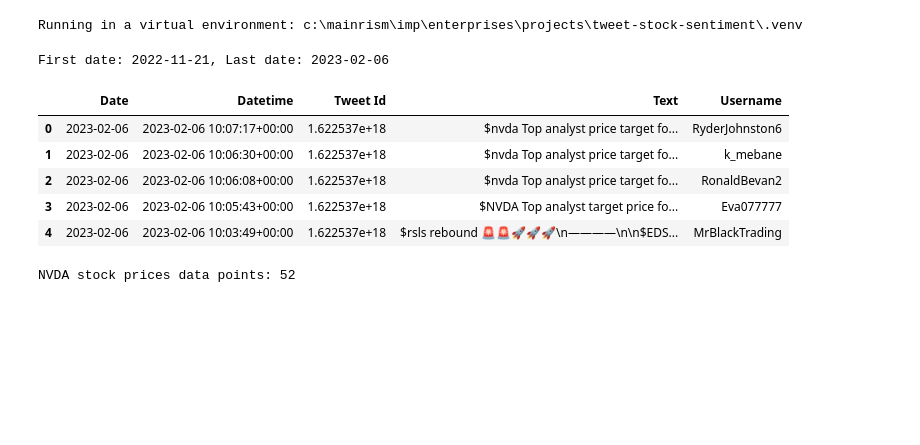
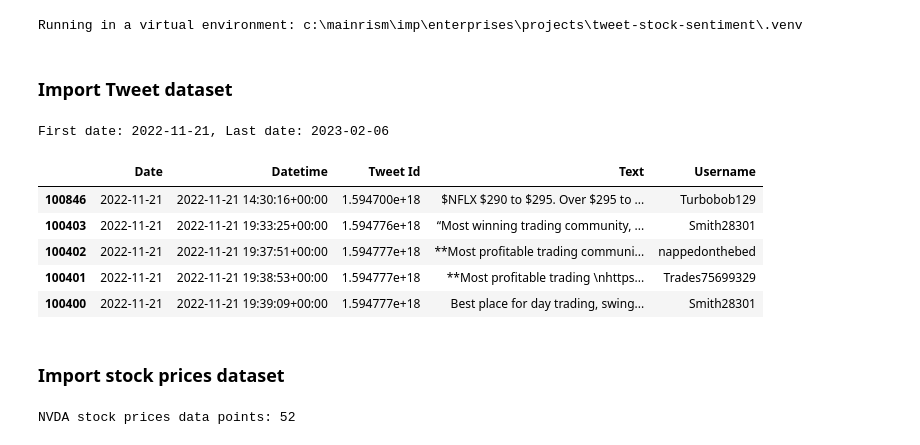
Before and after one commit to adelriosantiago/tweet-stock-sentiment, a Jupyter notebook: get-prediction.ipynb, the cells around one changed output. Saved outputs shown, nothing was run; the diff lists cells and outputs as text; code cells hidden in the pictures; blank space fills up the shorter version.

```diff
--- a/get-prediction.ipynb
+++ b/get-prediction.ipynb
@@ -20,39 +22,46 @@ else:
     sys.exit(1)
 # %% [output]
 Running in a virtual environment: c:\mainrism\imp\enterprises\projects\tweet-stock-sentiment\.venv
+# %% [markdown]
+### Import Tweet dataset
 # %%
 # Import NVDA tweets CSV into a DataFrame
 nvda_tweets = pd.read_csv(Path("data/nvda-tweets.csv"))
 
 # Remove all rows where 'Datetime' is not a valid date
 nvda_tweets = nvda_tweets[pd.to_datetime(nvda_tweets['Datetime'], errors='coerce').notnull()]
 
 # Convert 'Datetime' column to 'Date' in YYYY-MM-DD format
 nvda_tweets['Date'] = pd.to_datetime(nvda_tweets['Datetime']).dt.date
 
 # Remove unnammed columns
 nvda_tweets = nvda_tweets.loc[:, ~nvda_tweets.columns.str.contains('^Unnamed')]
 
 # Move Date to the first column
-cols = nvda_tweets.columns.tolist()
-cols = [cols[-1]] + cols[:-1]
-nvda_tweets = nvda_tweets[cols]
+colsToShow = nvda_tweets.columns.tolist()
+colsToShow = [colsToShow[-1]] + colsToShow[:-1]
+nvda_tweets = nvda_tweets[colsToShow]
 
 # First and last dates
 firstDate = nvda_tweets['Date'].min()
 lastDate = nvda_tweets['Date'].max()
 print(f"First date: {firstDate}, Last date: {lastDate}")
 
+# Sort by Date ascending
+nvda_tweets = nvda_tweets.sort_values(by='Date')
+
 # Previews
 nvda_tweets.head()
 # %% [output]
 First date: 2022-11-21, Last date: 2023-02-06
 |  | Date | Datetime | Tweet Id | Text | Username |
-| 0 | 2023-02-06 | 2023-02-06 10:07:17+00:00 | 1.622537e+18 | $nvda Top analyst price target fo... | RyderJohnston6 |
-| 1 | 2023-02-06 | 2023-02-06 10:06:30+00:00 | 1.622537e+18 | $nvda Top analyst price target fo... | k_mebane |
-| 2 | 2023-02-06 | 2023-02-06 10:06:08+00:00 | 1.622537e+18 | $nvda Top analyst price target fo... | RonaldBevan2 |
-| 3 | 2023-02-06 | 2023-02-06 10:05:43+00:00 | 1.622537e+18 | $NVDA Top analyst target price fo... | Eva077777 |
-| 4 | 2023-02-06 | 2023-02-06 10:03:49+00:00 | 1.622537e+18 | $rsls rebound 🚨🚨🚀🚀🚀\n————\n\n$EDS... | MrBlackTrading |
+| 100846 | 2022-11-21 | 2022-11-21 14:30:16+00:00 | 1.594700e+18 | $NFLX $290 to $295. Over $295 to ... | Turbobob129 |
+| 100403 | 2022-11-21 | 2022-11-21 19:33:25+00:00 | 1.594776e+18 | “Most winning trading community, ... | Smith28301 |
+| 100402 | 2022-11-21 | 2022-11-21 19:37:51+00:00 | 1.594777e+18 | **Most profitable trading communi... | nappedonthebed |
+| 100401 | 2022-11-21 | 2022-11-21 19:38:53+00:00 | 1.594777e+18 | **Most profitable trading \nhttps... | Trades75699329 |
+| 100400 | 2022-11-21 | 2022-11-21 19:39:09+00:00 | 1.594777e+18 | Best place for day trading, swing... | Smith28301 |
+# %% [markdown]
+### Import stock prices dataset
 # %%
 # Import NVDA daily stock prices CSV into a DataFrame
 nvda_prices = pd.read_csv(Path("data/nvda-daily-stock-prices.csv"))
```
Also changed, not shown: parts of 6 cells of this notebook, 2 other files.
